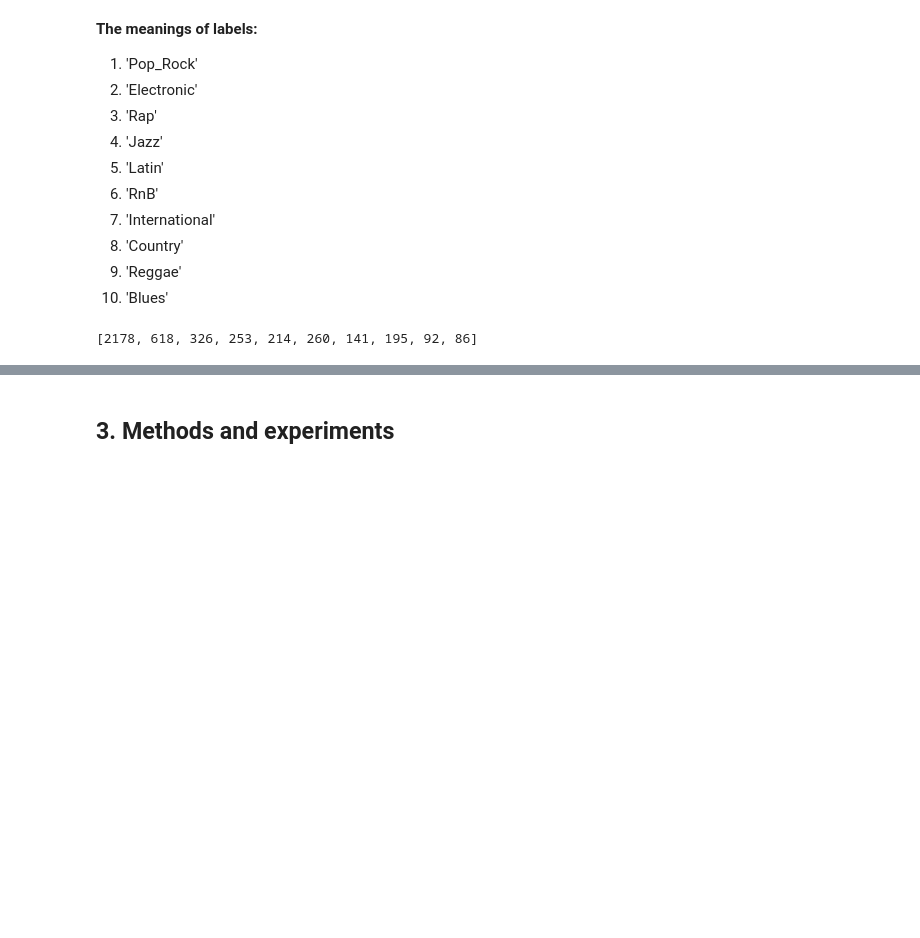
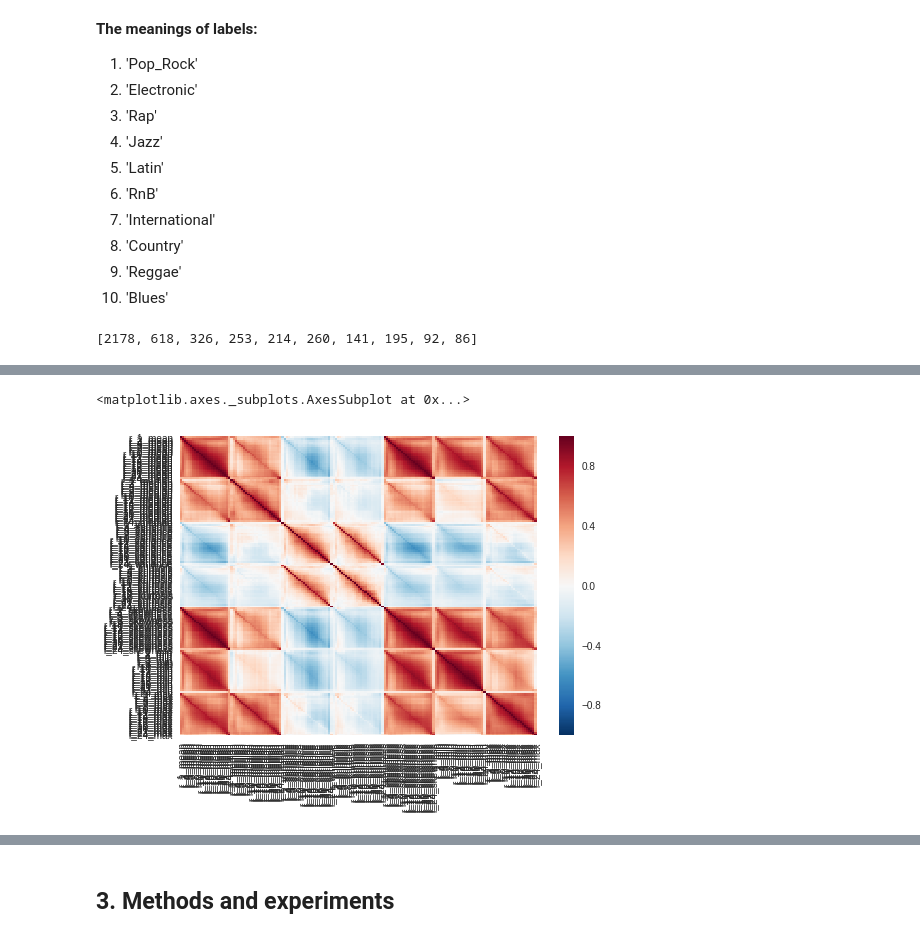
Before and after one commit to ipgromov/Machine-Learning-Project, a Jupyter notebook: MLBP2018_Project_Report.ipynb, the cells around one changed output, grey strips where cells are left out. Saved outputs shown, nothing was run; the diff lists cells and outputs as text; code cells hidden in the pictures; blank space fills up the shorter version.

```diff
--- a/MLBP2018_Project_Report.ipynb
+++ b/MLBP2018_Project_Report.ipynb
@@ -294,0 +302,6 @@ print(frequencies)
+# %%
+corr_mtrx_rhythm = train_df.iloc[:,1:169].corr()
+sns.heatmap(corr_mtrx_rhythm)
+# %% [output]
+<matplotlib.axes._subplots.AxesSubplot at 0x...>
+[figure, added]
```
Also changed, not shown: parts of 54 cells of this notebook.
